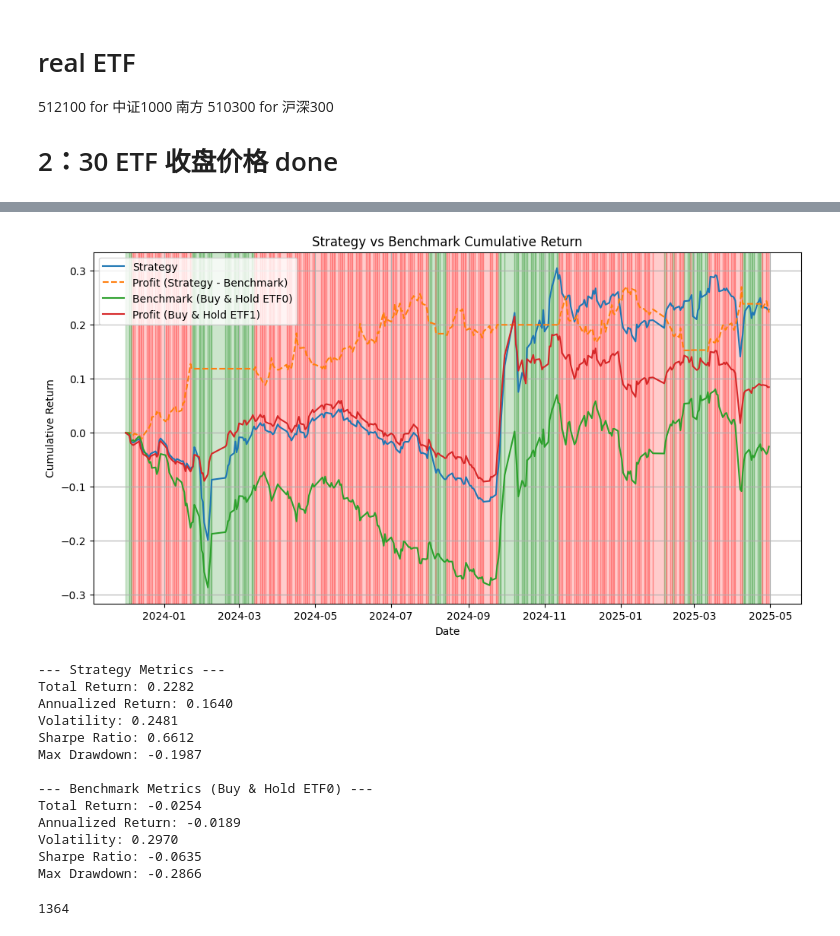
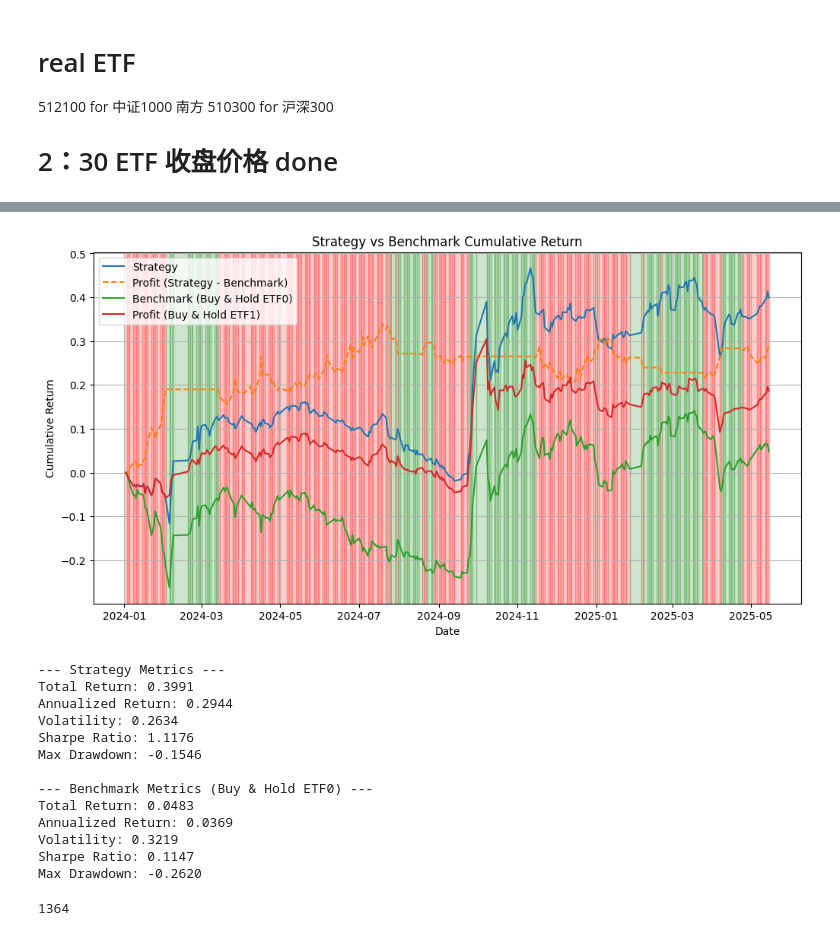
Before and after one commit to MuYanustc/Style_Timing, a Jupyter notebook: lgb_etf.ipynb, the cells around one changed output, grey strips where cells are left out. Saved outputs shown, nothing was run; the diff lists cells and outputs as text; code cells hidden in the pictures.

```diff
--- a/lgb_etf.ipynb
+++ b/lgb_etf.ipynb
@@ -178,7 +203,7 @@ def add_feature(data):
     # 对feature做异常值处理，明显偏离的值做截断
     for col in feature.columns:
         if col != 'return_diff':
-            feature[col] = feature[col].clip(lower=feature[col].quantile(0.05), upper=feature[col].quantile(0.95))
+            feature[col] = feature[col].clip(lower=feature[col].expanding().quantile(0.05), upper=feature[col].expanding().quantile(0.95))
     for col in feature.columns:
         if col != 'return_diff':
             feature[col] = (feature[col] - feature[col].rolling(window=30).mean()) / feature[col].rolling(window=30).std()
@@ -200,6 +225,6 @@ def feature_selection(data, feature, target='return_diff_shifted'):
     # 选择相关系数大于0.05的特征
     selected_features = corr[abs(corr) > 0.05].index.tolist()
     return selected_features
-selected_features = feature_selection(ori_data, features)
+# selected_features = feature_selection(ori_data, features)
 
-len(selected_features)
+# len(selected_features)
@@ -825,33 +839,3 @@ def run_backtest(data, start_date, verbose = 3, end_date = None, thresh = 0, fee
 # %%
 ori_data = preprocessing(etf0_data, etf1_data)
 features = add_feature(ori_data)
-# %%
-# target = 'return_diff_10d_avg_shifted'
-target_list = ['return_diff_shifted', 'return_diff_3d_avg_shifted', 'return_diff_5d_avg_shifted',
-                'return_diff_10d_avg_shifted', 'return_diff_20d_avg_shifted']
-
-# selected_features = feature_selection(ori_data, features)
-model_list = []
-feature_list = []
-reg_intensesity_list = [0.15, 0.15, 0.15, 0.15, 0.15, 0.15]
-for i,target in enumerate(target_list):
-    selected_features = feature_selection(ori_data, features, target=target)
-    tmp_model_list, rmse = train_lgbm_model_cv(
-        ori_data, features, selected_features,
-        n_splits=3,
-        target=target,
-        n_estimators=3000,
-        learning_rate=0.005,
-        num_leaves=20,
-        max_depth=5,
-        min_child_samples=30,
-        subsample=0.7,
-        colsample_bytree=0.7,
-        reg_alpha= reg_intensesity_list[i],
-        reg_lambda= reg_intensesity_list[i],
-        early_stopping_rounds=100,
-        verbose_eval=-1
-    )
-    model_list.append(tmp_model_list[0])  # 选择第一个模型
-    feature_list.append(selected_features)
-# selected_features = features.columns.tolist()
@@ -940,6 +906,6 @@ Fold 3: 开始训练模型，最多 3000 轮迭代...
 # %%
-target_weights = [0.2, 0.1, 0.2, 1, 0.5]
-smooth_list = [1, 2, 3, 5, 10]
+target_weights = [ 0.3, 0.2, 1, 0.5]
+smooth_list = [1, 3, 5, 5]
 signaled_data = signal_generation(ori_data, features,
                                   feature_list=feature_list, model_list= model_list, target_list=target_list, target_weights = target_weights, smooth_list = smooth_list)
 # %%
@@ -976,26 +942,26 @@ Max Drawdown: -0.5682
 # %%
 backtest_results, strat_metrics, bench_metrics = run_backtest(
     data = signaled_data,
-    start_date='2023-12-01',
+    start_date='2024-01-01',
     # end_date='2024-03-01',
     verbose = 3,
     # fees = False
 )
 # %% [output]
-[figure, old version]
+[figure, new version]
 --- Strategy Metrics ---
-Total Return: 0.2282
-Annualized Return: 0.1640
-Volatility: 0.2481
-Sharpe Ratio: 0.6612
-Max Drawdown: -0.1987
+Total Return: 0.3991
+Annualized Return: 0.2944
+Volatility: 0.2634
+Sharpe Ratio: 1.1176
+Max Drawdown: -0.1546
 
 --- Benchmark Metrics (Buy & Hold ETF0) ---
-Total Return: -0.0254
-Annualized Return: -0.0189
-Volatility: 0.2970
-Sharpe Ratio: -0.0635
-Max Drawdown: -0.2866
+Total Return: 0.0483
+Annualized Return: 0.0369
+Volatility: 0.3219
+Sharpe Ratio: 0.1147
+Max Drawdown: -0.2620
 # %%
 # 看看有多少signal是正的
 (train_set_result['signal']<0).sum()
```
Also changed, not shown: parts of 11 cells of this notebook, 1 other file.
